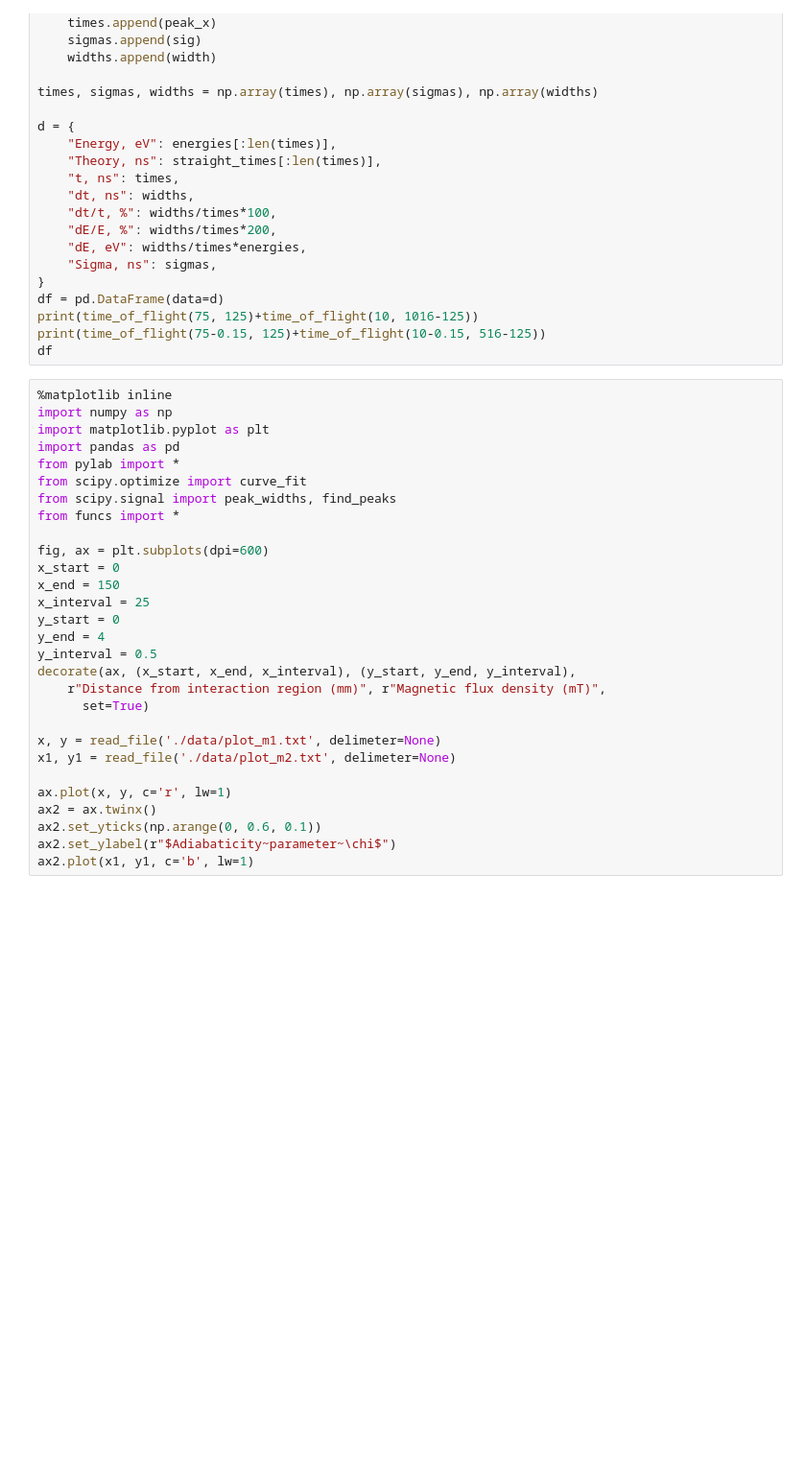
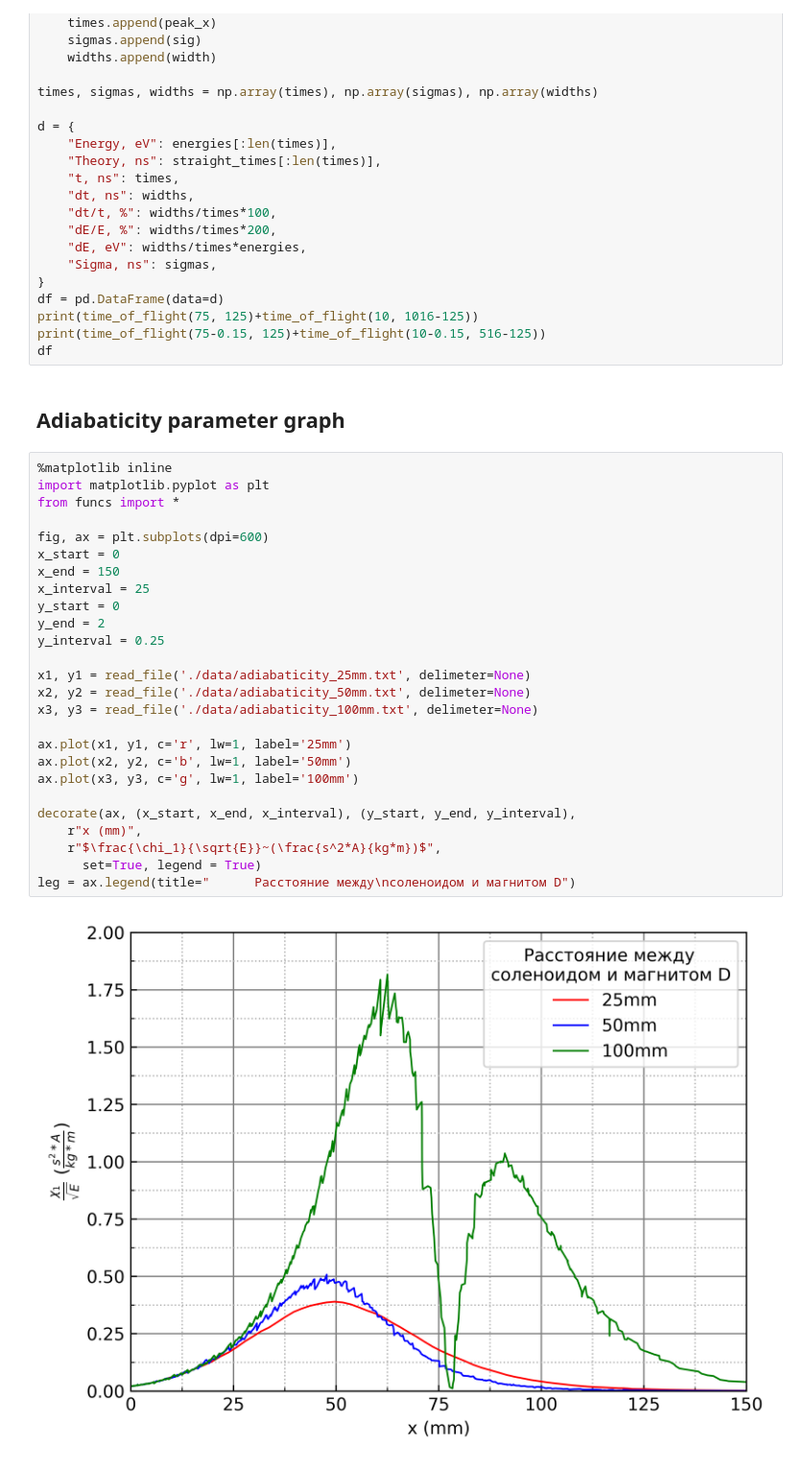
Before and after one commit to MohannadC/tof, a Jupyter notebook: smth.ipynb, the cells around one changed output. Shown at 96% size. Drawn from its saved outputs; the diff is of its cells as text; blank space fills up the shorter version.

```diff
--- a/smth.ipynb
+++ b/smth.ipynb
@@ -214,32 +307,33 @@ df = pd.DataFrame(data=d)
 print(time_of_flight(75, 125)+time_of_flight(10, 1016-125))
 print(time_of_flight(75-0.15, 125)+time_of_flight(10-0.15, 516-125))
 df
-# %%
-%matplotlib inline
-import numpy as np
-import matplotlib.pyplot as plt
-import pandas as pd
-from pylab import *
-from scipy.optimize import curve_fit
-from scipy.signal import peak_widths, find_peaks
-from funcs import *
-
-fig, ax = plt.subplots(dpi=600)
-x_start = 0
-x_end = 150
-x_interval = 25
-y_start = 0
-y_end = 4
-y_interval = 0.5
-decorate(ax, (x_start, x_end, x_interval), (y_start, y_end, y_interval),
-    r"Distance from interaction region (mm)", r"Magnetic flux density (mT)",
-      set=True)
-
-x, y = read_file('./data/plot_m1.txt', delimeter=None)
-x1, y1 = read_file('./data/plot_m2.txt', delimeter=None)
-
-ax.plot(x, y, c='r', lw=1)
-ax2 = ax.twinx()
-ax2.set_yticks(np.arange(0, 0.6, 0.1))
-ax2.set_ylabel(r"$Adiabaticity~parameter~\chi$")
-ax2.plot(x1, y1, c='b', lw=1)
+# %% [markdown]
+## Adiabaticity parameter graph <a class="anchor" id="section-5"></a>
+# %%
+%matplotlib inline
+import matplotlib.pyplot as plt
+from funcs import *
+
+fig, ax = plt.subplots(dpi=600)
+x_start = 0
+x_end = 150
+x_interval = 25
+y_start = 0
+y_end = 2
+y_interval = 0.25
+
+x1, y1 = read_file('./data/adiabaticity_25mm.txt', delimeter=None)
+x2, y2 = read_file('./data/adiabaticity_50mm.txt', delimeter=None)
+x3, y3 = read_file('./data/adiabaticity_100mm.txt', delimeter=None)
+
+ax.plot(x1, y1, c='r', lw=1, label='25mm')
+ax.plot(x2, y2, c='b', lw=1, label='50mm')
+ax.plot(x3, y3, c='g', lw=1, label='100mm')
+
+decorate(ax, (x_start, x_end, x_interval), (y_start, y_end, y_interval),
+    r"x (mm)",
+    r"$\frac{\chi_1}{\sqrt{E}}~(\frac{s^2*A}{kg*m})$",
+      set=True, legend = True)
+leg = ax.legend(title="      Расстояние между\nсоленоидом и магнитом D")
+# %% [output]
+[figure, added]
```
Also changed, not shown: parts of 8 cells of this notebook, 29 other files.
